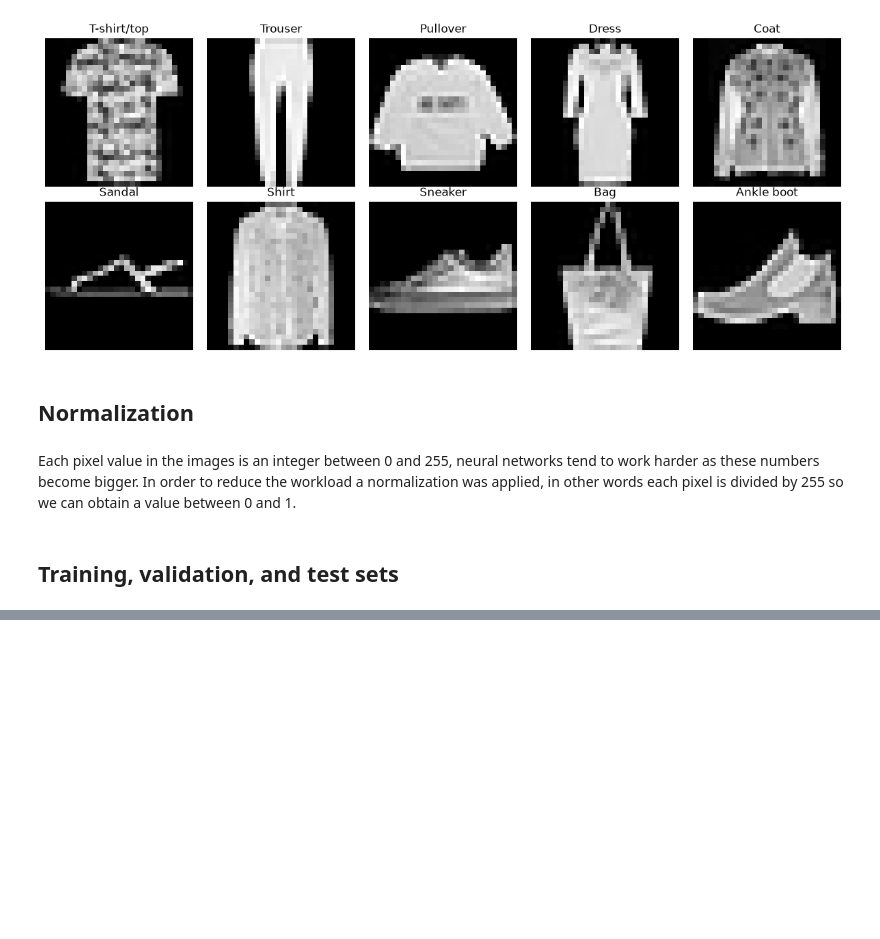
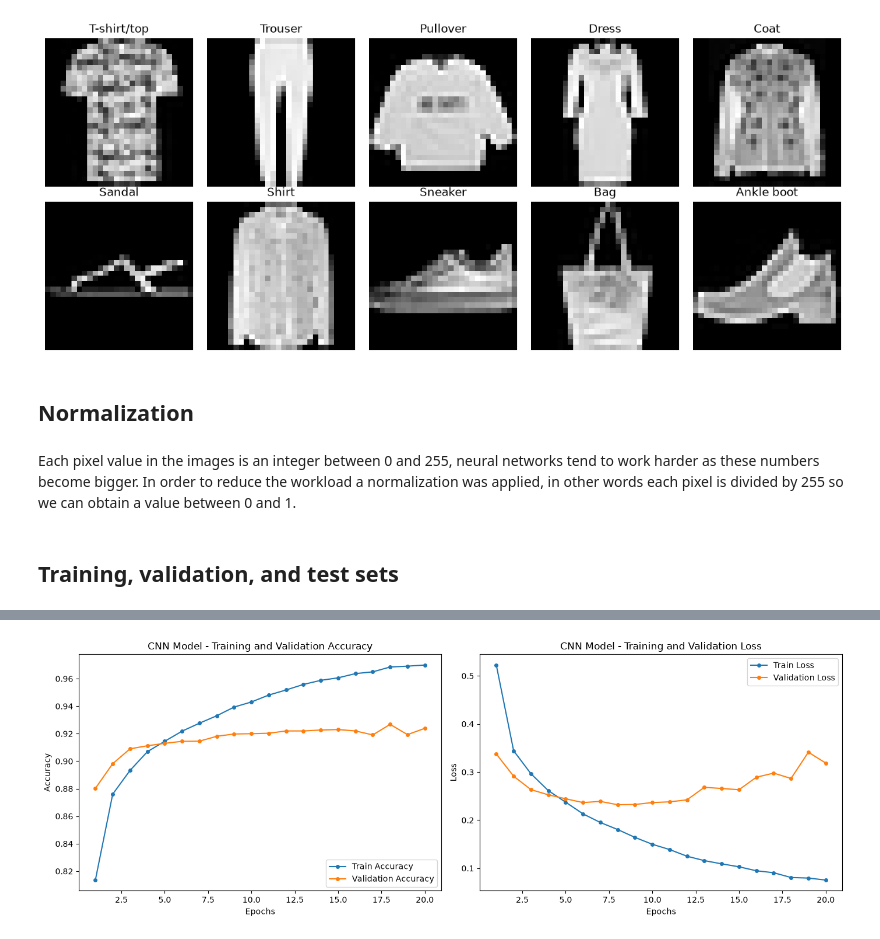
Before and after one commit to Ikerdayz/Clothing-Classification-Using-Neural-Networks, a Jupyter notebook: ClothingClassification.ipynb, the cells around one changed output, grey strips where cells are left out. Saved outputs shown, nothing was run; the diff lists cells and outputs as text; code cells hidden in the pictures; blank space fills up the shorter version.

```diff
--- a/ClothingClassification.ipynb
+++ b/ClothingClassification.ipynb
@@ -138,0 +427,10 @@ X_train_mlp, X_val_mlp, y_train, y_val = train_test_split(
+# %%
+# Train the CNN model for 20 epochs under the same conditions as the MLP
+history_cnn = cnn_model.fit(
+    X_train_cnn,
+    y_train,
+    epochs=20,
+    batch_size=64,
+    validation_data=(X_val_cnn, y_val),
+    verbose=1
+)
@@ -138,0 +455,39 @@ X_train_mlp, X_val_mlp, y_train, y_val = train_test_split(
+# %%
+
+# Extract metrics from training history
+acc_cnn = history_cnn.history["accuracy"]
+val_acc_cnn = history_cnn.history["val_accuracy"]
+loss_cnn = history_cnn.history["loss"]
+val_loss_cnn = history_cnn.history["val_loss"]
+epochs_range = range(1, len(acc_cnn) + 1)
+
+# Create side-by-side subplots (without background grid)
+fig, axes = plt.subplots(1, 2, figsize=(14, 5))
+
+# 1. Accuracy curve
+axes[0].plot(epochs_range, acc_cnn, label="Train Accuracy", marker="o", markersize=4)
+axes[0].plot(epochs_range, val_acc_cnn, label="Validation Accuracy", marker="o", markersize=4)
+axes[0].set_title("CNN Model - Training and Validation Accuracy")
+axes[0].set_xlabel("Epochs")
+axes[0].set_ylabel("Accuracy")
+axes[0].legend(loc="lower right")
+
+# 2. Loss curve
+axes[1].plot(epochs_range, loss_cnn, label="Train Loss", marker="o", markersize=4)
+axes[1].plot(epochs_range, val_loss_cnn, label="Validation Loss", marker="o", markersize=4)
+axes[1].set_title("CNN Model - Training and Validation Loss")
+axes[1].set_xlabel("Epochs")
+axes[1].set_ylabel("Loss")
+axes[1].legend(loc="upper right")
+
+plt.tight_layout()
+plt.show()
+
+# Print final epoch metrics in a single line
+print(
+    f"Final CNN Metrics (Epoch {len(loss_cnn)}) -> "
+    f"Train Loss: {loss_cnn[-1]:.4f} | Val Loss: {val_loss_cnn[-1]:.4f} | "
+    f"Train Acc: {acc_cnn[-1]:.4f} | Val Acc: {val_acc_cnn[-1]:.4f}"
+)
+# %% [output]
+[figure, added]
```
Also changed, not shown: parts of 17 cells of this notebook.
